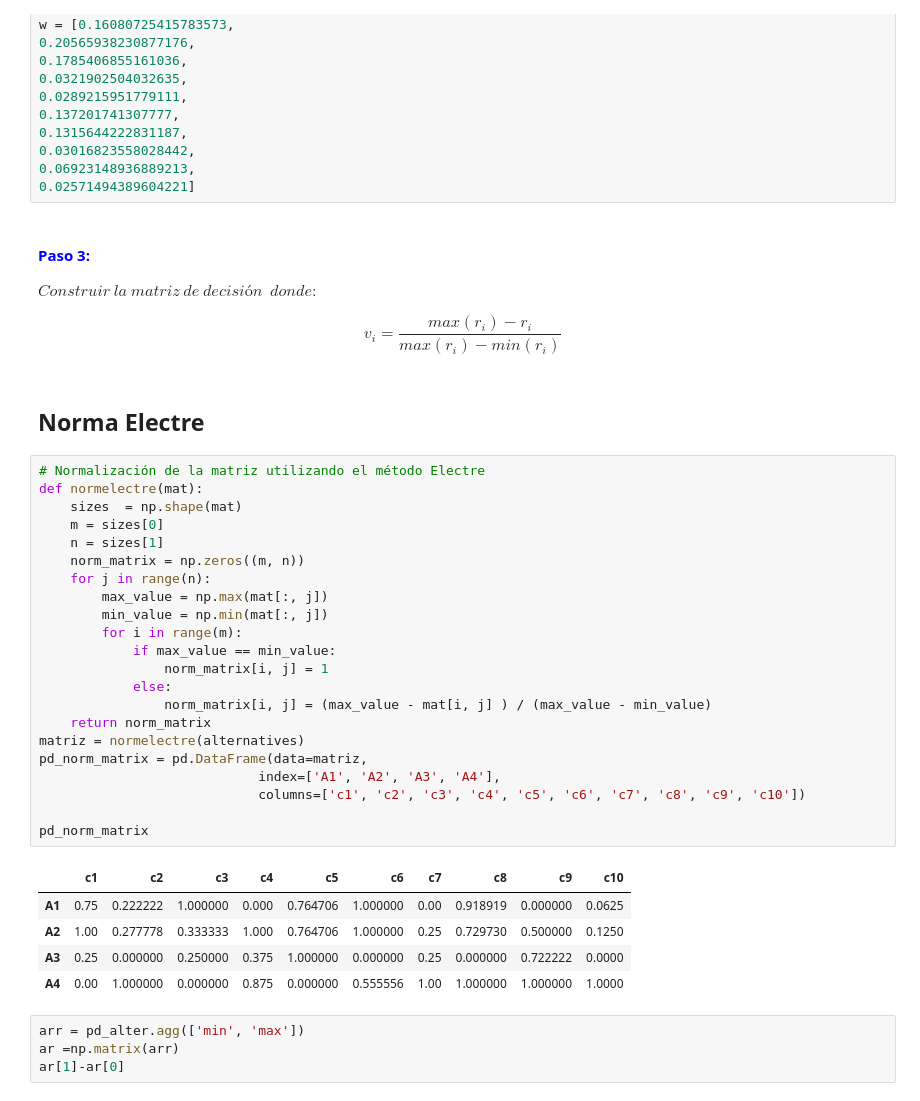
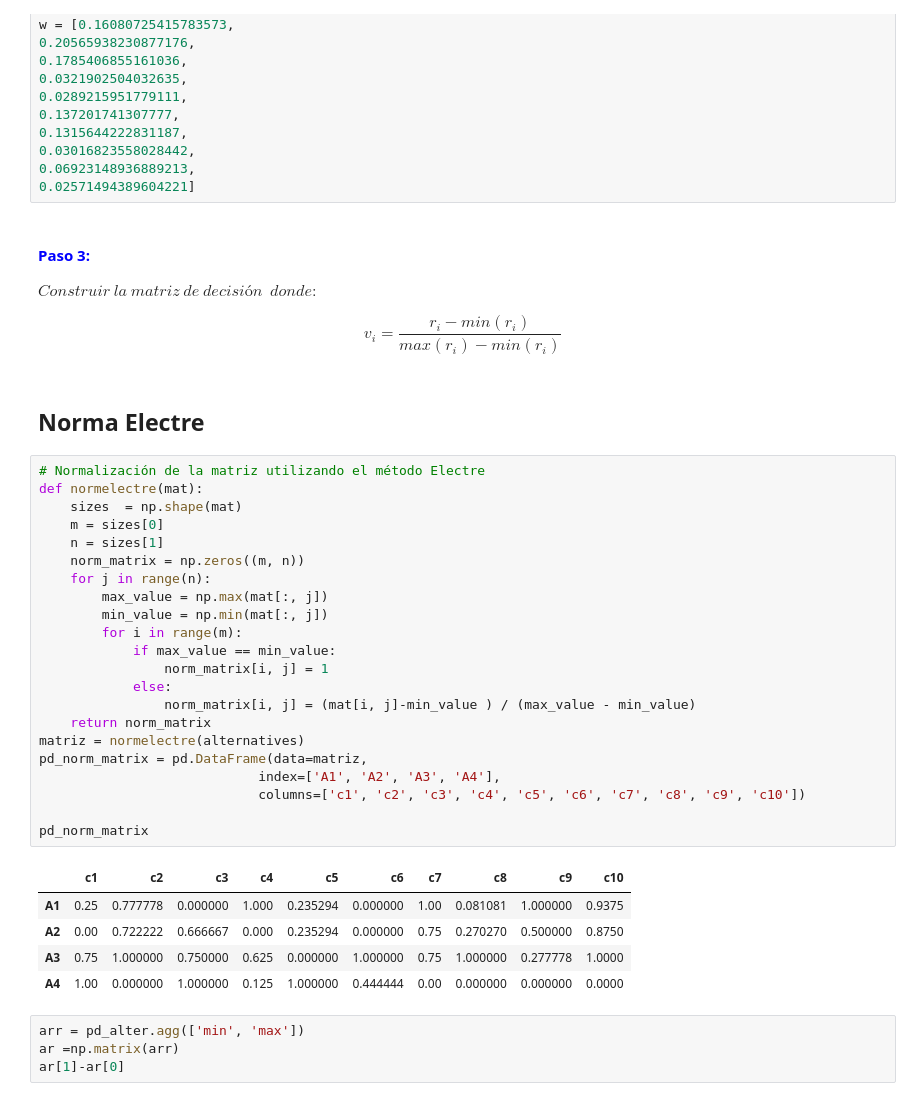
Before and after one commit to StefannyEscobar/Optimization-Algorithms, a Jupyter notebook: Algoritmos Parcial 2/ELECTRE_.ipynb, the cells around one changed output. Cells and saved outputs as stored; diff of their text form.

```diff
--- a/Algoritmos Parcial 2/ELECTRE_.ipynb
+++ b/Algoritmos Parcial 2/ELECTRE_.ipynb
@@ -53,37 +53,37 @@ w = [0.16080725415783573,
 $Construir\ la\ matriz\ de\ decisión\ $
 $donde:$
 
-$$v_i=\frac{max (r_i)-r_i}{max (r_i)-min (r_i)}$$
+$$v_i=\frac{r_i-min (r_i)}{max (r_i)-min (r_i)}$$
 # %% [markdown]
 ## Norma Electre
 # %%
 # Normalización de la matriz utilizando el método Electre
 def normelectre(mat):
     sizes  = np.shape(mat)
     m = sizes[0]
     n = sizes[1]
     norm_matrix = np.zeros((m, n))
     for j in range(n):
         max_value = np.max(mat[:, j])
         min_value = np.min(mat[:, j])
         for i in range(m):
             if max_value == min_value:
                 norm_matrix[i, j] = 1
             else:
-                norm_matrix[i, j] = (max_value - mat[i, j] ) / (max_value - min_value)
+                norm_matrix[i, j] = (mat[i, j]-min_value ) / (max_value - min_value)
     return norm_matrix
 matriz = normelectre(alternatives)
 pd_norm_matrix = pd.DataFrame(data=matriz,
                             index=['A1', 'A2', 'A3', 'A4'],
                             columns=['c1', 'c2', 'c3', 'c4', 'c5', 'c6', 'c7', 'c8', 'c9', 'c10'])
 
 pd_norm_matrix
 # %% [output]
 |  | c1 | c2 | c3 | c4 | c5 | c6 | c7 | c8 | c9 | c10 |
-| A1 | 0.75 | 0.222222 | 1.000000 | 0.000 | 0.764706 | 1.000000 | 0.00 | 0.918919 | 0.000000 | 0.0625 |
-| A2 | 1.00 | 0.277778 | 0.333333 | 1.000 | 0.764706 | 1.000000 | 0.25 | 0.729730 | 0.500000 | 0.1250 |
-| A3 | 0.25 | 0.000000 | 0.250000 | 0.375 | 1.000000 | 0.000000 | 0.25 | 0.000000 | 0.722222 | 0.0000 |
-| A4 | 0.00 | 1.000000 | 0.000000 | 0.875 | 0.000000 | 0.555556 | 1.00 | 1.000000 | 1.000000 | 1.0000 |
+| A1 | 0.25 | 0.777778 | 0.000000 | 1.000 | 0.235294 | 0.000000 | 1.00 | 0.081081 | 1.000000 | 0.9375 |
+| A2 | 0.00 | 0.722222 | 0.666667 | 0.000 | 0.235294 | 0.000000 | 0.75 | 0.270270 | 0.500000 | 0.8750 |
+| A3 | 0.75 | 1.000000 | 0.750000 | 0.625 | 0.000000 | 1.000000 | 0.75 | 1.000000 | 0.277778 | 1.0000 |
+| A4 | 1.00 | 0.000000 | 1.000000 | 0.125 | 1.000000 | 0.444444 | 0.00 | 0.000000 | 0.000000 | 0.0000 |
 # %%
 arr = pd_alter.agg(['min', 'max'])
 ar =np.matrix(arr)
```
Also changed, not shown: parts of 9 cells of this notebook.
